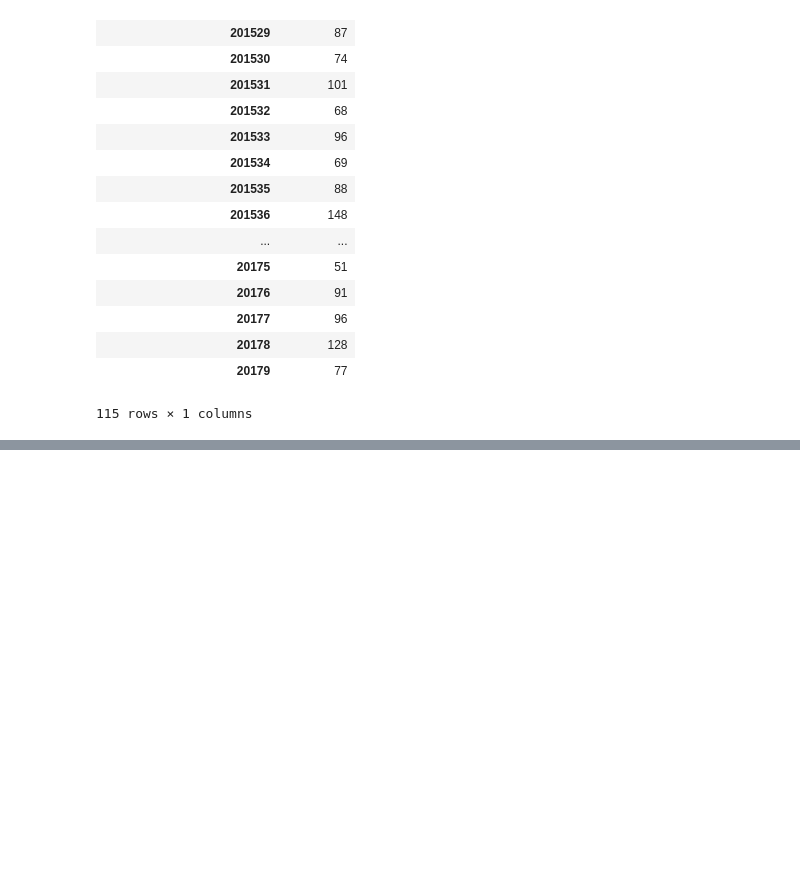
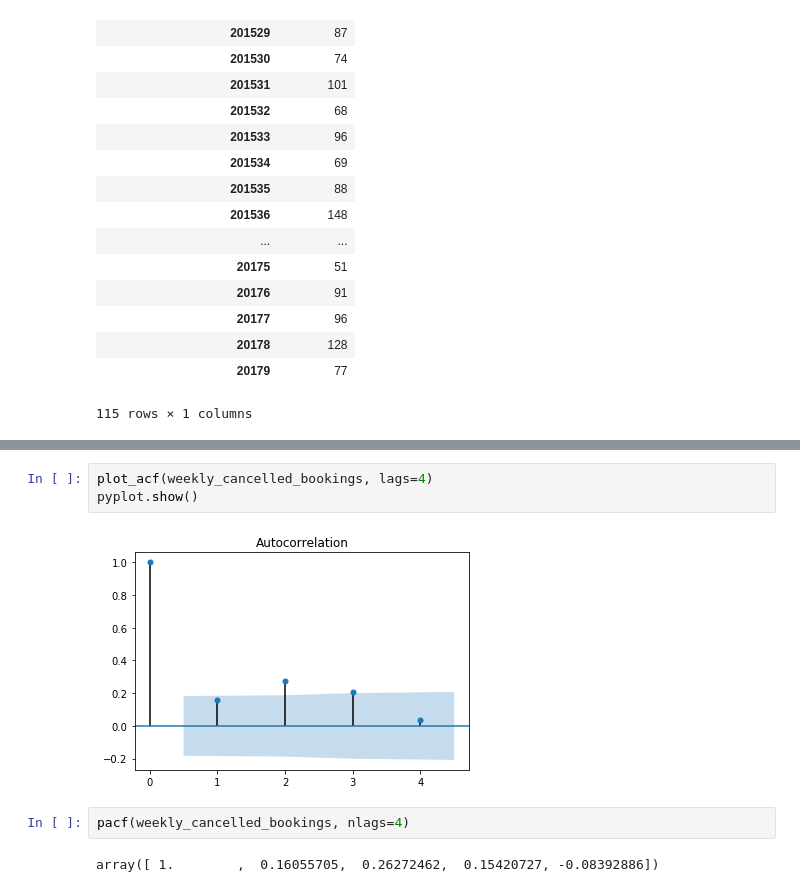
Before and after one commit to oagbaneje/timeseriesmodelling, a Jupyter notebook: notebooks/Data Manipulation and ARIMA Modeling with Pyramid.ipynb, the cells around one changed output, grey strips where cells are left out. Drawn from its saved outputs; the diff is of its cells as text; blank space fills up the shorter version.

```diff
--- a/notebooks/Data Manipulation and ARIMA Modeling with Pyramid.ipynb
+++ b/notebooks/Data Manipulation and ARIMA Modeling with Pyramid.ipynb
@@ -52,0 +81,9 @@ weekly_cancelled_bookings
+# %%
+plot_acf(weekly_cancelled_bookings, lags=4)
+pyplot.show()
+# %% [output]
+[figure, added]
+# %%
+pacf(weekly_cancelled_bookings, nlags=4)
+# %% [output]
+array([ 1.        ,  0.16055705,  0.26272462,  0.15420727, -0.08392886])
```
Also changed, not shown: parts of 20 cells of this notebook.
